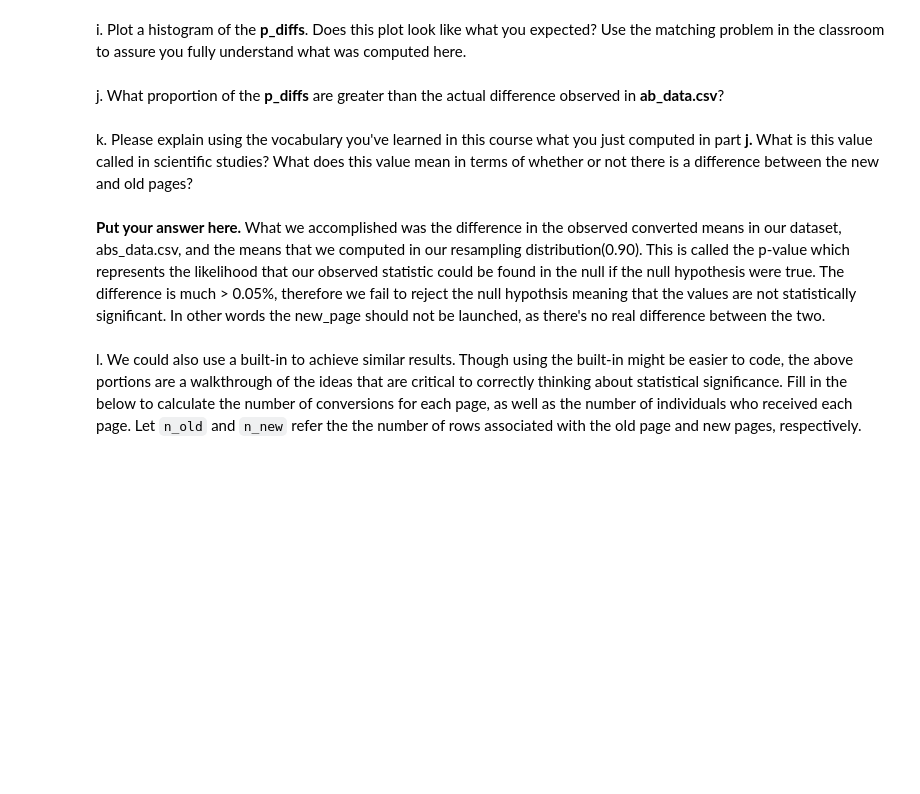
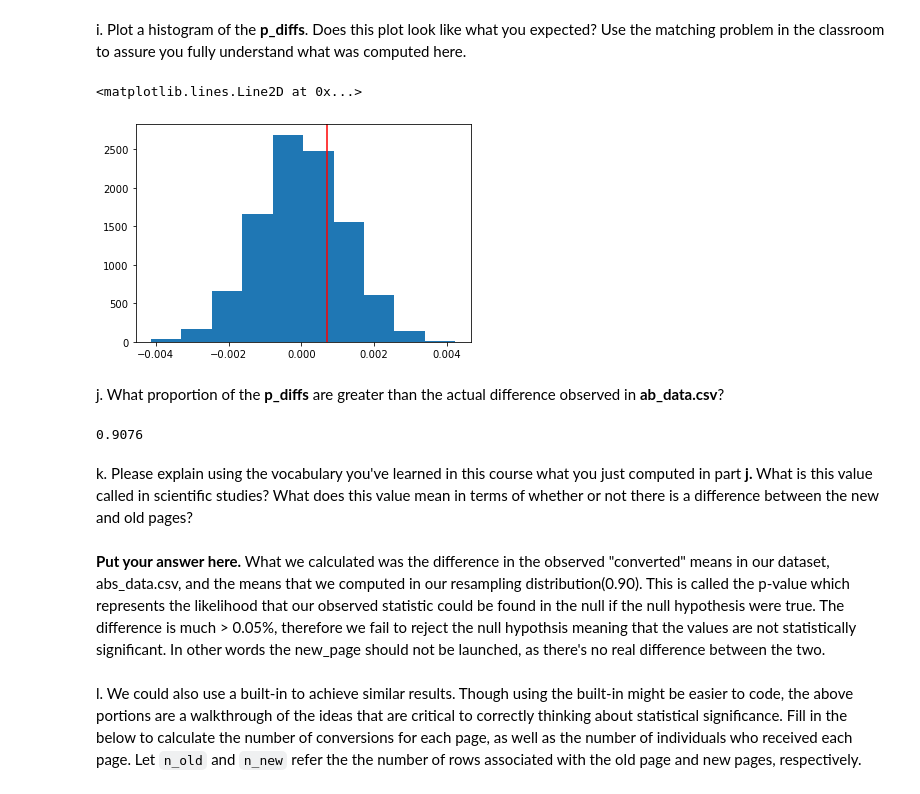
Before and after one commit to sjohnp2112/Analyze-A-B-Test, a Jupyter notebook: Analyze_ab_test_results_notebook.ipynb, the cells around one changed output. Saved outputs shown, nothing was run; the diff lists cells and outputs as text; code cells hidden in the pictures; blank space fills up the shorter version.

```diff
--- a/Analyze_ab_test_results_notebook.ipynb
+++ b/Analyze_ab_test_results_notebook.ipynb
@@ -232,13 +232,13 @@ n_old
 # %% [markdown]
 e. Simulate $n_{new}$ transactions with a conversion rate of $p_{new}$ under the null.  Store these $n_{new}$ 1's and 0's in **new_page_converted**.
 # %%
-new_page_converted = np.random.choice([1,0], size=n_new, p=[p_new, 1-p_new])
+new_page_converted = np.random.choice([0,1], size=n_new, p=[1-p_new, p_new])
 new_page_converted
 # %% [output]
 array([0, 0, 0, ..., 0, 0, 0])
 # %% [markdown]
 f. Simulate $n_{old}$ transactions with a conversion rate of $p_{old}$ under the null.  Store these $n_{old}$ 1's and 0's in **old_page_converted**.
 # %%
-old_page_converted = np.random.choice([1,0], size=n_old, p=[p_old, 1-p_old])
+old_page_converted = np.random.choice([0,1], size=n_old, p=[1-p_old, p_old])
 old_page_converted
 # %% [output]
@@ -257,8 +257,8 @@ bootstr_np_mean = []
 bootstr_op_mean = []
 
 for _ in range(10000):
-    bootstr_np = np.random.choice([1,0], size=n_new, p=[p_new, 1-p_new])
-    bootstr_op = np.random.choice([1,0], size=n_old, p=[p_old, 1-p_old])
-    bootstr_np_mean.append(bootstr_np.mean())
-    bootstr_op_mean.append(bootstr_op.mean())
-    p_diffs.append(bootstr_np.mean() - bootstr_op.mean())
+    bootstr_np = np.random.choice([0,1], size=n_new, p=[1-p_new, p_new])
+    bootstr_op = np.random.choice([0,1], size=n_old, p=[1-p_old, p_old])
+    bootstr_np_mean = bootstr_np.mean()
+    bootstr_op_mean = bootstr_op.mean()
+    p_diffs.append(bootstr_np_mean - bootstr_op_mean)
@@ -271,20 +265,26 @@ np.std(p_diffs)
 # %% [markdown]
 i. Plot a histogram of the **p_diffs**.  Does this plot look like what you expected?  Use the matching problem in the classroom to assure you fully understand what was computed here.
 # %%
+obs_diff = new_page_converted.mean() - old_page_converted.mean()
 p_diffs = np.array(p_diffs)
 plt.hist(p_diffs)
-plt.axvline(p_diffs.mean(), c='r', alpha=0.5)
+plt.axvline(obs_diff, c='r')
+# %% [output]
+<matplotlib.lines.Line2D at 0x...>
+[figure, added]
 # %% [markdown]
 j. What proportion of the **p_diffs** are greater than the actual difference observed in **ab_data.csv**?
 # %%
 actual_diff = df2.query('landing_page == "new_page"')['converted'].mean() - \
               df2.query('landing_page == "old_page"')['converted'].mean()
 
-(p_diffs > actual_diff).mean()
+(actual_diff < p_diffs).mean()
+# %% [output]
+0.9076
 # %% [markdown]
 k. Please explain using the vocabulary you've learned in this course what you just computed in part **j.**  What is this value called in scientific studies?  What does this value mean in terms of whether or not there is a difference between the new and old pages?
 # %% [markdown]
-**Put your answer here.** What we accomplished was the difference in the observed converted means in our dataset, abs_data.csv, and the means that we computed in our resampling distribution(0.90). This is called the p-value which represents the likelihood that our observed statistic could be found in the null if the null hypothesis were true. The difference is much > 0.05%, therefore we fail to reject the null hypothsis meaning that the values are not statistically significant. In other words the new_page should not be launched, as there's no real difference between the two.
+**Put your answer here.** What we calculated was the difference in the observed "converted" means in our dataset, abs_data.csv, and the means that we computed in our resampling distribution(0.90). This is called the p-value which represents the likelihood that our observed statistic could be found in the null if the null hypothesis were true. The difference is much > 0.05%, therefore we fail to reject the null hypothsis meaning that the values are not statistically significant. In other words the new_page should not be launched, as there's no real difference between the two.
 # %% [markdown]
 l. We could also use a built-in to achieve similar results.  Though using the built-in might be easier to code, the above portions are a walkthrough of the ideas that are critical to correctly thinking about statistical significance. Fill in the below to calculate the number of conversions for each page, as well as the number of individuals who received each page. Let `n_old` and `n_new` refer the the number of rows associated with the old page and new pages, respectively.
 # %%
```
Also changed, not shown: parts of 9 cells of this notebook.
